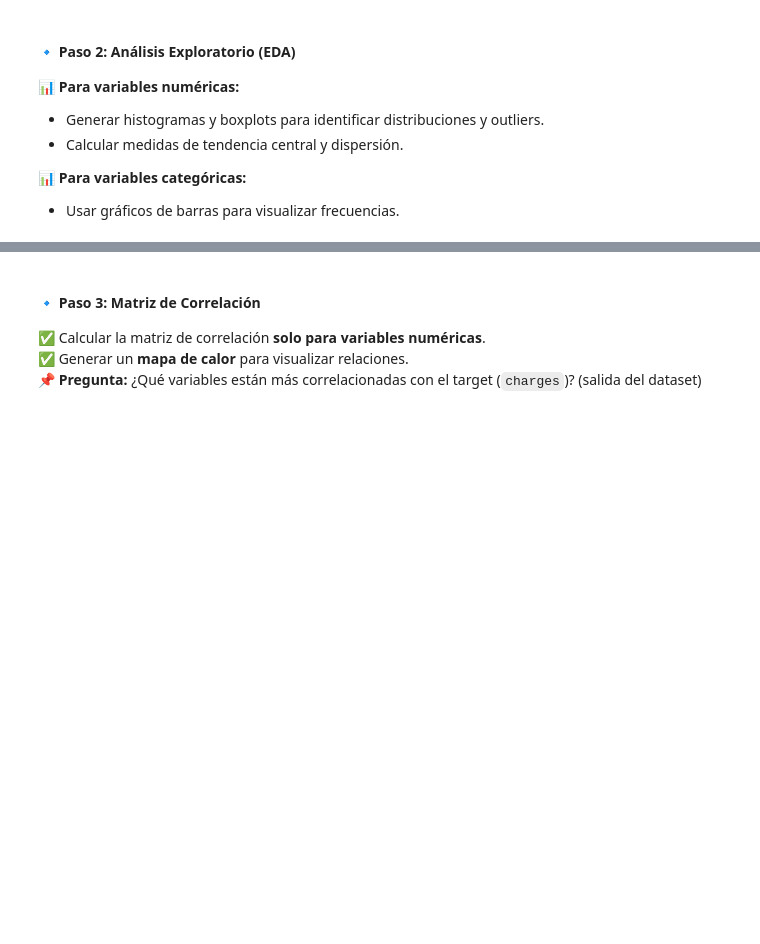
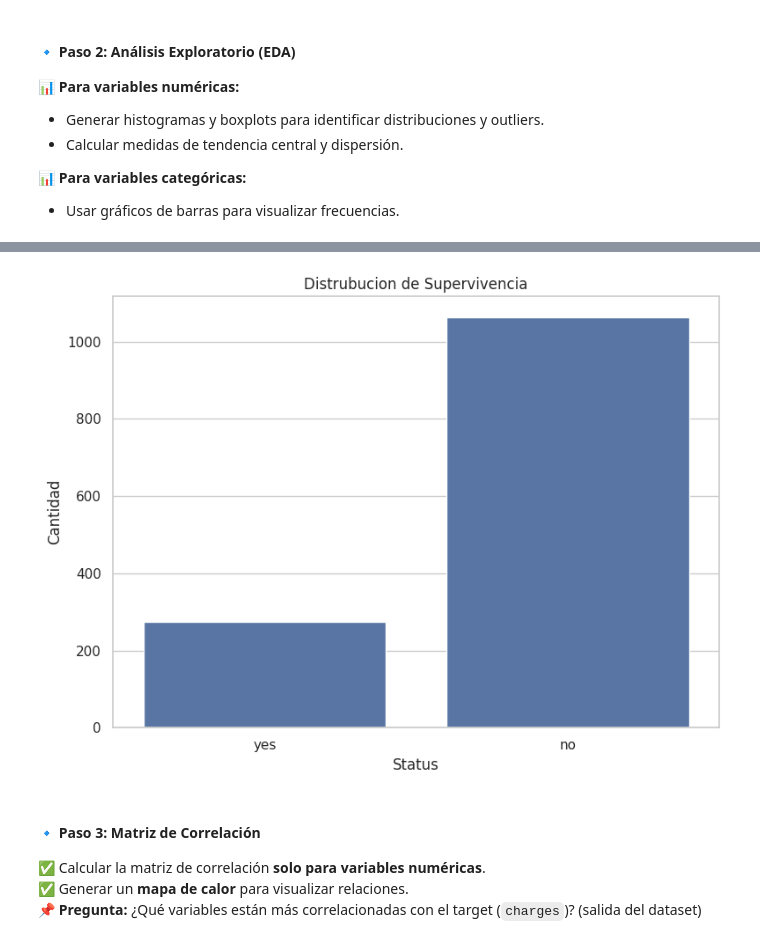
Before and after one commit to AleR26/ColabFiles, a Jupyter notebook: practicasregresionlasso_ridge.ipynb, the cells around one changed output, grey strips where cells are left out. Saved outputs shown, nothing was run; the diff lists cells and outputs as text; code cells hidden in the pictures; blank space fills up the shorter version.

```diff
--- a/practicasregresionlasso_ridge.ipynb
+++ b/practicasregresionlasso_ridge.ipynb
@@ -75,3 +106,22 @@ max      64.000000    53.130000     5.000000  63770.428010
+# %%
+# Configurar el estilo de los gráficos
+sns.set(style="whitegrid")
+
+# Crear gráficas de barras para cada variable categórica
+plt.figure(figsize=(8, 6))
+
+# Gráfica de barras para 'cut'
+sns.countplot(x='smoker', data=df)
+plt.title('Distrubucion de Supervivencia')
+plt.xlabel('Status')
+plt.ylabel('Cantidad')
+
+
+# Ajustar el layout y mostrar los gráficos
+plt.tight_layout()
+plt.show()
+# %% [output]
+[figure, added]
 # %% [markdown]
 #### **🔹 Paso 3: Matriz de Correlación**
 ✅ Calcular la matriz de correlación **solo para variables numéricas**.
```
Also changed, not shown: parts of 1 cell of this notebook.
